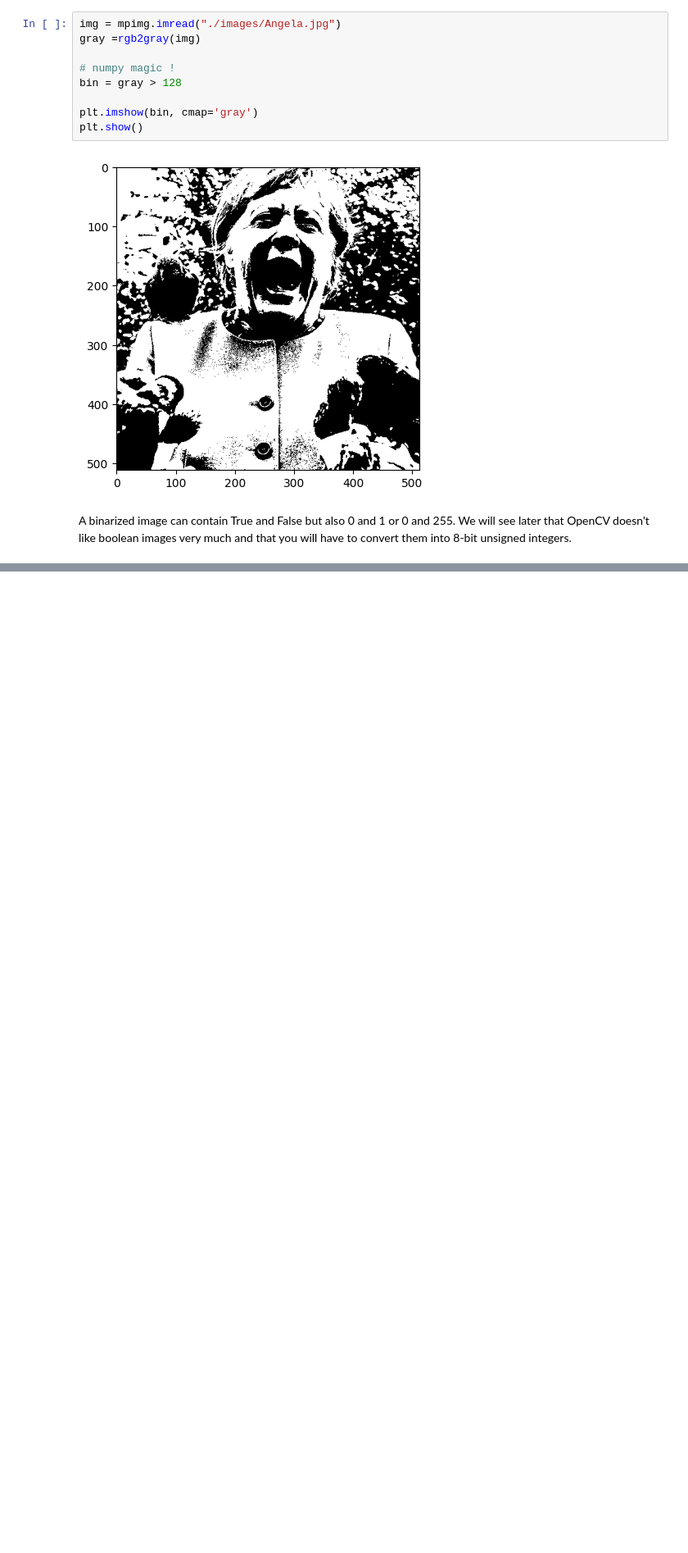
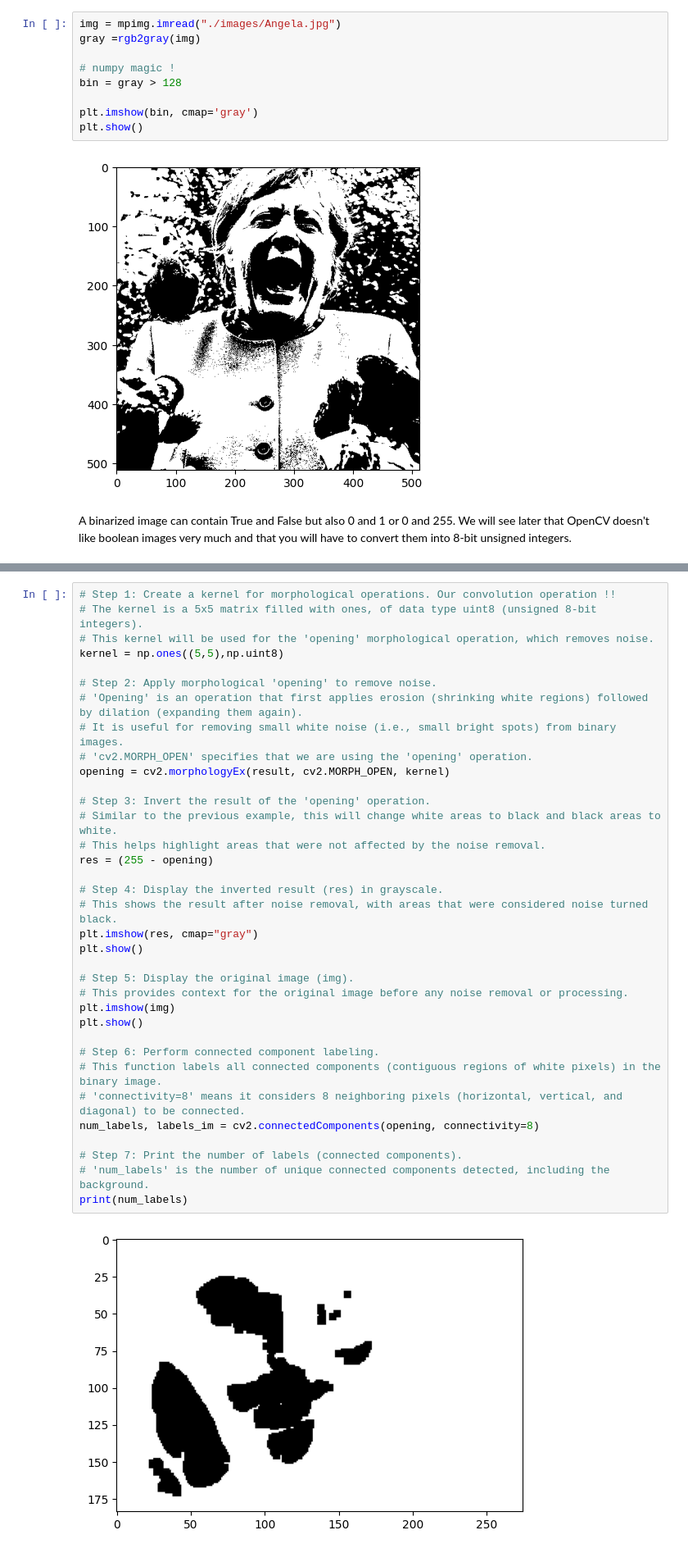
Before and after one commit to KuijpersNick0/CV_IntroductionCourses, a Jupyter notebook: Lesson3.ipynb, the cells around one changed output, grey strips where cells are left out. Shown at 82% size. Drawn from its saved outputs; the diff is of its cells as text; blank space fills up the shorter version.

```diff
--- a/Lesson3.ipynb
+++ b/Lesson3.ipynb
@@ -173,0 +229,37 @@ A binarized image can contain True and False but also 0 and 1 or 0 and 255. We w
+# %%
+# Step 1: Create a kernel for morphological operations. Our convolution operation !!
+# The kernel is a 5x5 matrix filled with ones, of data type uint8 (unsigned 8-bit integers).
+# This kernel will be used for the 'opening' morphological operation, which removes noise.
+kernel = np.ones((5,5),np.uint8)
+
+# Step 2: Apply morphological 'opening' to remove noise.
+# 'Opening' is an operation that first applies erosion (shrinking white regions) followed by dilation (expanding them again).
+# It is useful for removing small white noise (i.e., small bright spots) from binary images.
+# 'cv2.MORPH_OPEN' specifies that we are using the 'opening' operation.
+opening = cv2.morphologyEx(result, cv2.MORPH_OPEN, kernel)
+
+# Step 3: Invert the result of the 'opening' operation.
+# Similar to the previous example, this will change white areas to black and black areas to white.
+# This helps highlight areas that were not affected by the noise removal.
+res = (255 - opening)
+
+# Step 4: Display the inverted result (res) in grayscale.
+# This shows the result after noise removal, with areas that were considered noise turned black.
+plt.imshow(res, cmap="gray")
+plt.show()
+
+# Step 5: Display the original image (img).
+# This provides context for the original image before any noise removal or processing.
+plt.imshow(img)
+plt.show()
+
+# Step 6: Perform connected component labeling.
+# This function labels all connected components (contiguous regions of white pixels) in the binary image.
+# 'connectivity=8' means it considers 8 neighboring pixels (horizontal, vertical, and diagonal) to be connected.
+num_labels, labels_im = cv2.connectedComponents(opening, connectivity=8)
+
+# Step 7: Print the number of labels (connected components).
+# 'num_labels' is the number of unique connected components detected, including the background.
+print(num_labels)
+# %% [output]
+[figure, added]
```
Also changed, not shown: parts of 13 cells of this notebook, 1 other file.
